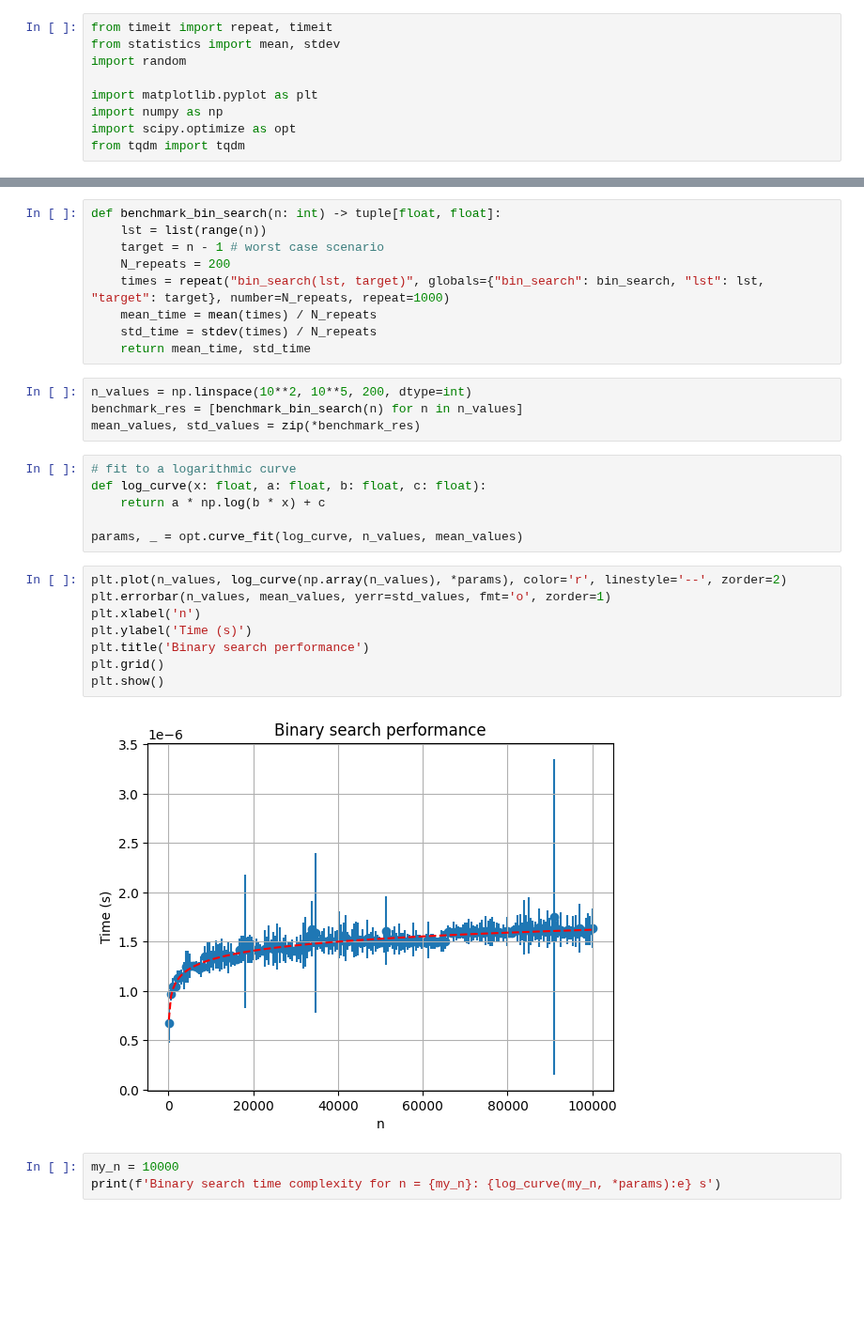
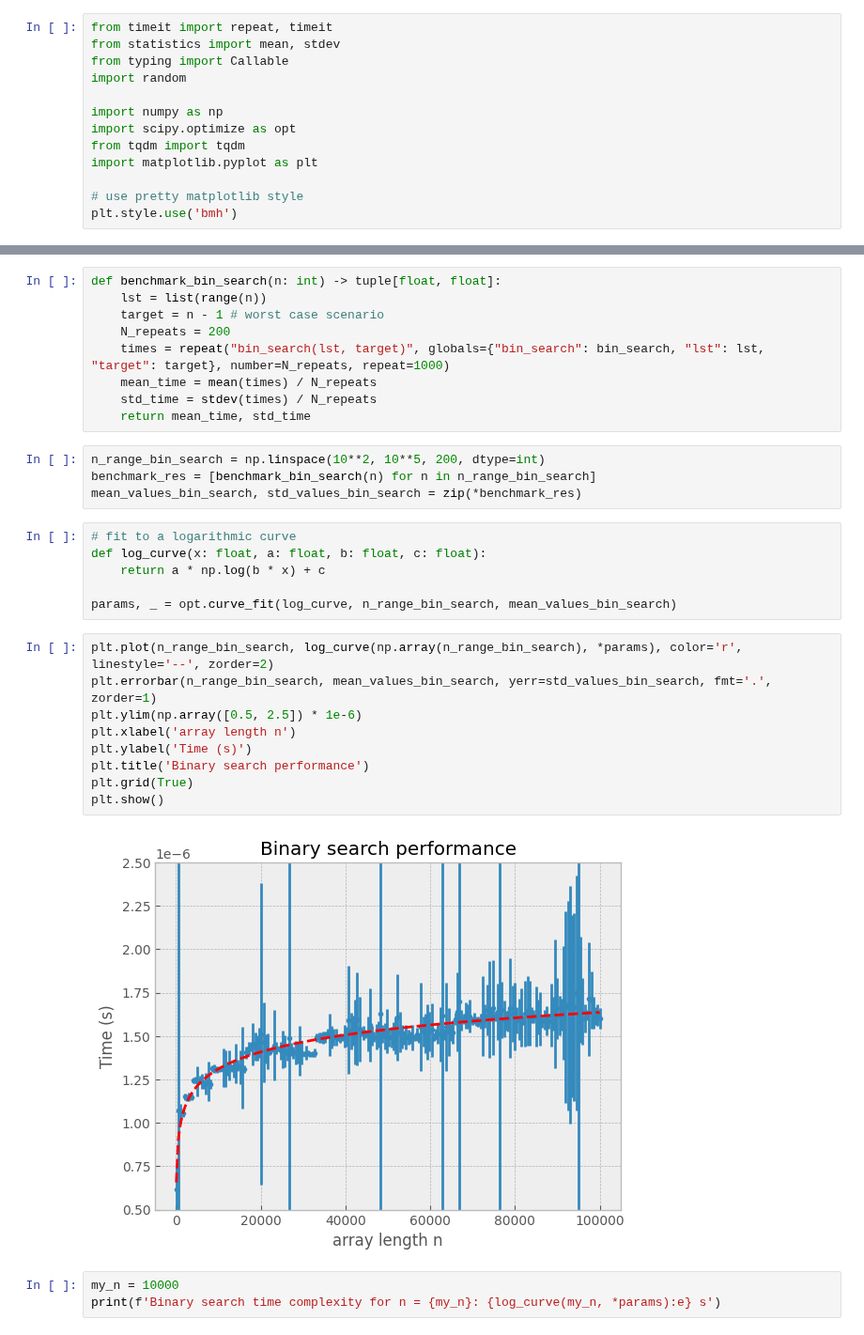
Before and after one commit to rayannott/teaching-coding, a Jupyter notebook: intros/complexity.ipynb, the cells around one changed output, grey strips where cells are left out. Shown at 94% size. Cells and saved outputs as stored; diff of their text form; blank space fills up the shorter version.

```diff
--- a/intros/complexity.ipynb
+++ b/intros/complexity.ipynb
@@ -48,12 +50,16 @@ Here are some common time complexities of algorithms with examples (from fastest
 # %%
 from timeit import repeat, timeit
 from statistics import mean, stdev
+from typing import Callable
 import random
 
-import matplotlib.pyplot as plt
 import numpy as np
 import scipy.optimize as opt
 from tqdm import tqdm
+import matplotlib.pyplot as plt
+
+# use pretty matplotlib style
+plt.style.use('bmh')
 # %% [markdown]
 ### $\mathcal{O}(1)$
 
@@ -131,25 +121,26 @@ def benchmark_bin_search(n: int) -> tuple[float, float]:
     std_time = stdev(times) / N_repeats
     return mean_time, std_time
 # %%
-n_values = np.linspace(10**2, 10**5, 200, dtype=int)
-benchmark_res = [benchmark_bin_search(n) for n in n_values]
-mean_values, std_values = zip(*benchmark_res)
+n_range_bin_search = np.linspace(10**2, 10**5, 200, dtype=int)
+benchmark_res = [benchmark_bin_search(n) for n in n_range_bin_search]
+mean_values_bin_search, std_values_bin_search = zip(*benchmark_res)
 # %%
 # fit to a logarithmic curve
 def log_curve(x: float, a: float, b: float, c: float):
     return a * np.log(b * x) + c
 
-params, _ = opt.curve_fit(log_curve, n_values, mean_values)
+params, _ = opt.curve_fit(log_curve, n_range_bin_search, mean_values_bin_search)
 # %%
-plt.plot(n_values, log_curve(np.array(n_values), *params), color='r', linestyle='--', zorder=2)
-plt.errorbar(n_values, mean_values, yerr=std_values, fmt='o', zorder=1)
-plt.xlabel('n')
+plt.plot(n_range_bin_search, log_curve(np.array(n_range_bin_search), *params), color='r', linestyle='--', zorder=2)
+plt.errorbar(n_range_bin_search, mean_values_bin_search, yerr=std_values_bin_search, fmt='.', zorder=1)
+plt.ylim(np.array([0.5, 2.5]) * 1e-6)
+plt.xlabel('array length n')
 plt.ylabel('Time (s)')
 plt.title('Binary search performance')
-plt.grid()
+plt.grid(True)
 plt.show()
 # %% [output]
-[figure, old version]
+[figure, new version]
 # %%
 my_n = 10000
 print(f'Binary search time complexity for n = {my_n}: {log_curve(my_n, *params):e} s')
```
Also changed, not shown: parts of 36 cells of this notebook.
